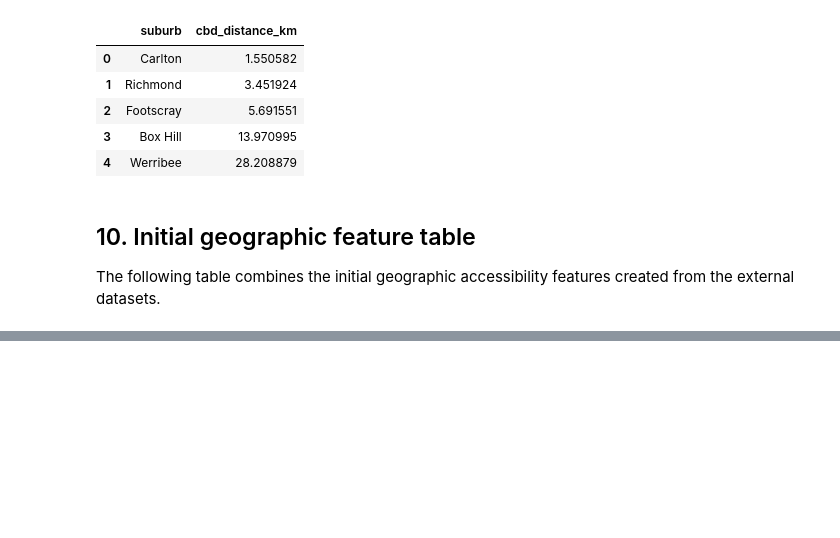
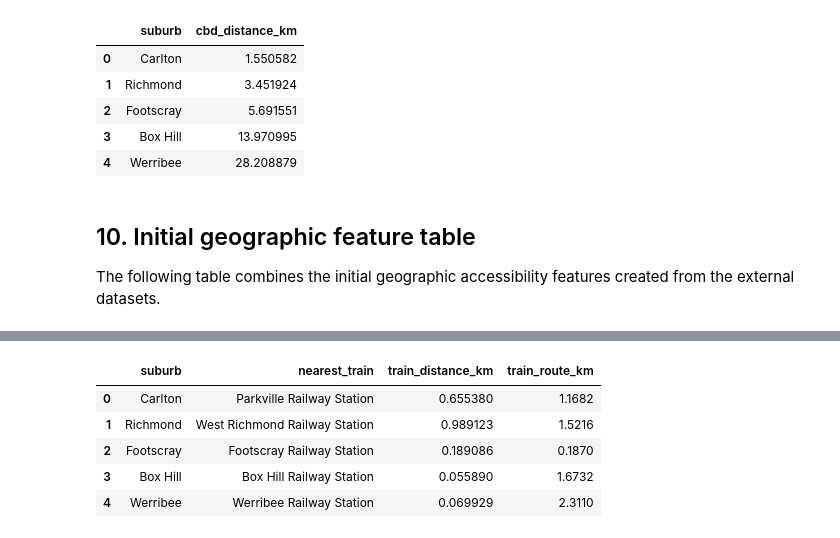
Before and after one commit to mdharmawan19/industry-project-group-55, a Jupyter notebook: notebooks/05_geospatial_routing.ipynb, the cells around one changed output, grey strips where cells are left out. Saved outputs shown, nothing was run; the diff lists cells and outputs as text; code cells hidden in the pictures; blank space fills up the shorter version.

```diff
--- a/notebooks/05_geospatial_routing.ipynb
+++ b/notebooks/05_geospatial_routing.ipynb
@@ -502,0 +617,23 @@ test_locations[
+# %%
+CBD_LAT = -37.8136
+CBD_LON = 144.9631
+
+test_locations["cbd_route_km"] = (
+    test_locations.apply(
+        lambda row: get_route_distance_km(
+            origin_lon=row["longitude"],
+            origin_lat=row["latitude"],
+            destination_lon=CBD_LON,
+            destination_lat=CBD_LAT
+        ),
+        axis=1
+    )
+)
+
+test_locations[
+    [
+        "suburb",
+        "cbd_distance_km",
+        "cbd_route_km"
+    ]
+]
@@ -502,0 +655,28 @@ test_locations[
+# %%
+test_locations["train_route_km"] = (
+    test_locations.apply(
+        lambda row: get_route_distance_km(
+            origin_lon=row["longitude"],
+            origin_lat=row["latitude"],
+            destination_lon=row["train_longitude"],
+            destination_lat=row["train_latitude"]
+        ),
+        axis=1
+    )
+)
+
+test_locations[
+    [
+        "suburb",
+        "nearest_train",
+        "train_distance_km",
+        "train_route_km"
+    ]
+]
+# %% [output]
+|  | suburb | nearest_train | train_distance_km | train_route_km |
+| 0 | Carlton | Parkville Railway Station | 0.655380 | 1.1682 |
+| 1 | Richmond | West Richmond Railway Station | 0.989123 | 1.5216 |
+| 2 | Footscray | Footscray Railway Station | 0.189086 | 0.1870 |
+| 3 | Box Hill | Box Hill Railway Station | 0.055890 | 1.6732 |
+| 4 | Werribee | Werribee Railway Station | 0.069929 | 2.3110 |
```
Also changed, not shown: parts of 19 cells of this notebook.
